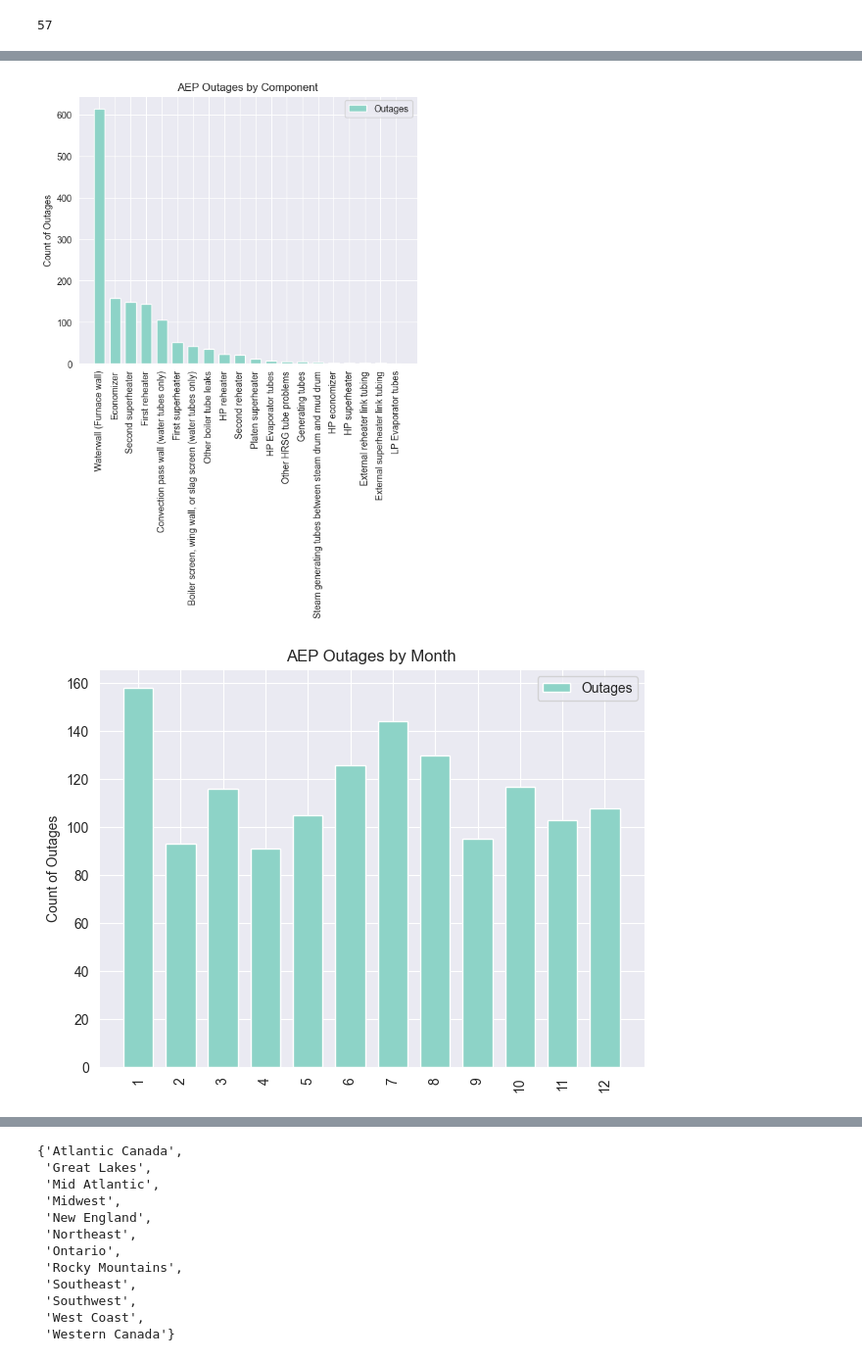
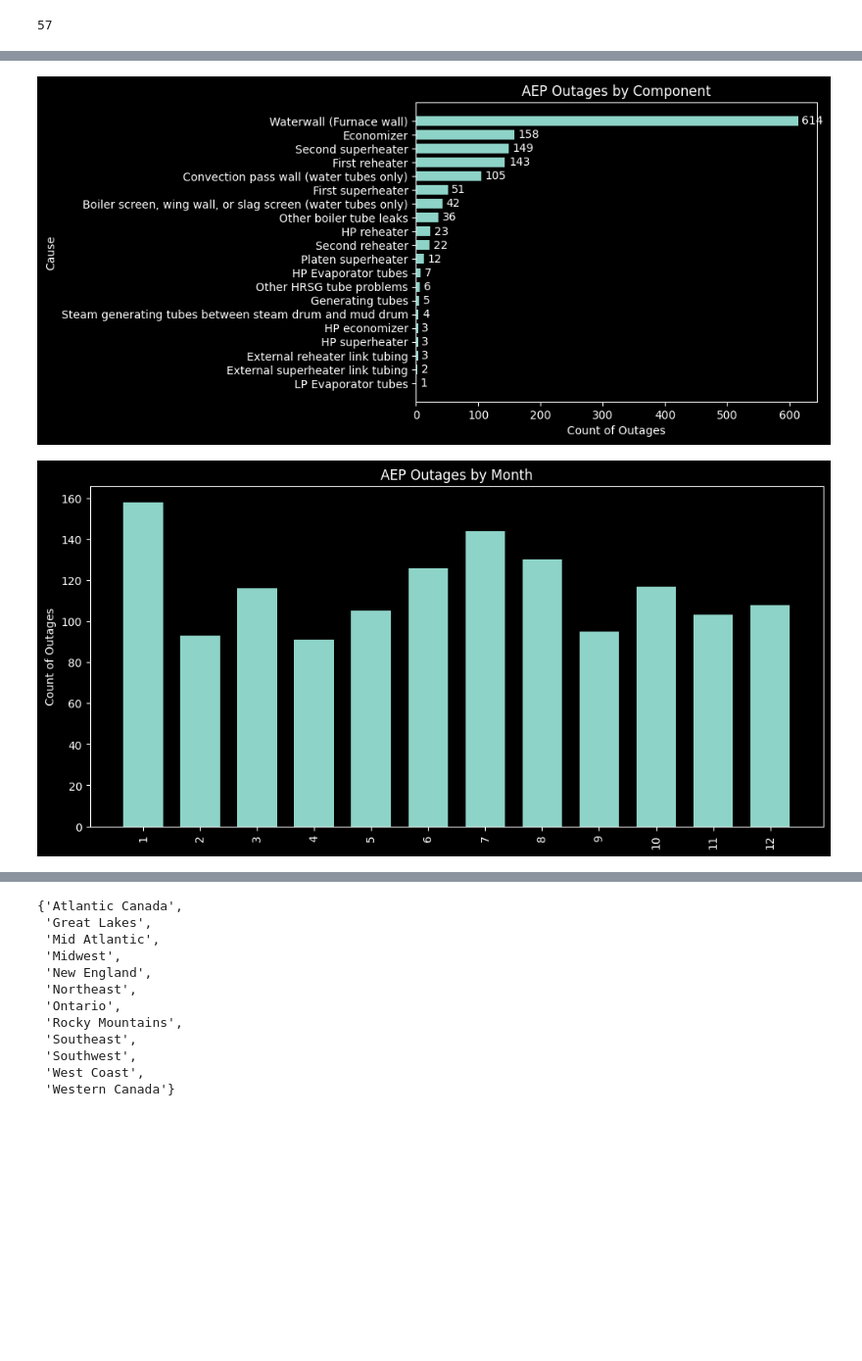
Before and after one commit to GeckoRobotics/davos-data-project, a Jupyter notebook: notebooks/davos.ipynb, the cells around one changed output, grey strips where cells are left out. Shown at 98% size. Cells and saved outputs as stored; diff of their text form; code cells hidden in the pictures; blank space fills up the shorter version.

```diff
--- a/notebooks/davos.ipynb
+++ b/notebooks/davos.ipynb
@@ -59,7 +64,7 @@ from etl.data_cleaning import generate_aep_outage_dfs, generate_duke_outage_dfs
 Matplotlib Style:
 # %%
 plt.style.use('dark_background')
-sns.set_style('darkgrid')
+#sns.set_style('darkgrid')
 # %% [markdown]
 Get Current Working Directory:
 # %%
@@ -153,24 +139,31 @@ set(active_aep_df['Cause Description'])
 component_df = active_aep_df.groupby(['Cause Description'])['Event Start Timestamp'].nunique().to_frame().sort_values(by='Event Start Timestamp', ascending=False).reset_index()
 # %%
 fig, ax = plt.subplots()
+plt.rcParams["figure.figsize"] = (10,5)
 
 x = component_df["Cause Description"]
 y = component_df["Event Start Timestamp"]
 width =0.7
 
-rects1 = ax.bar(x, y, width, label = 'Outages')
+rects1 = ax.barh(x, y, width, label = 'Outages')
 ax.set_title('AEP Outages by Component')
-ax.set_ylabel('Count of Outages')
-ax.set_xticks(x)
-ax.set_xticklabels(component_df["Cause Description"])
-ax.legend()
+ax.set_ylabel('Cause')
+ax.set_xlabel('Count of Outages')
 
-fig.tight_layout()
+add_hbar_labels(x, y)
 
-plt.xticks(rotation=90)
+#ax.set_xticks(x)
+#ax.set_xticklabels(component_df["Cause Description"])
+#ax.legend()
+
+ax.invert_yaxis()
+
+#fig.tight_layout()
+
+#plt.xticks(rotation=90)
 plt.show()
 # %% [output]
-[figure, old version]
+[figure, new version]
 # %%
 aep_month_outage_df = active_aep_df.groupby(['Outage Month'])['Event Start Timestamp'].nunique().to_frame().reset_index()
 # %%
@@ -185,14 +178,16 @@ ax.set_title('AEP Outages by Month')
 ax.set_ylabel('Count of Outages')
 ax.set_xticks(x)
 ax.set_xticklabels(aep_month_outage_df["Outage Month"])
-ax.legend()
+#ax.legend()
+
+#add_vbar_labels(x,y)
 
 fig.tight_layout()
 
 plt.xticks(rotation=90)
 plt.show()
 # %% [output]
-[figure, old version]
+[figure, new version]
 # %%
 plant_outages_df = active_aep_df.groupby(['Plant Name'])['Event Start Timestamp'].nunique().to_frame().reset_index().sort_values(by='Event Start Timestamp', ascending=False)
 # %%
```
Also changed, not shown: parts of 261 cells of this notebook, 31 other files.
